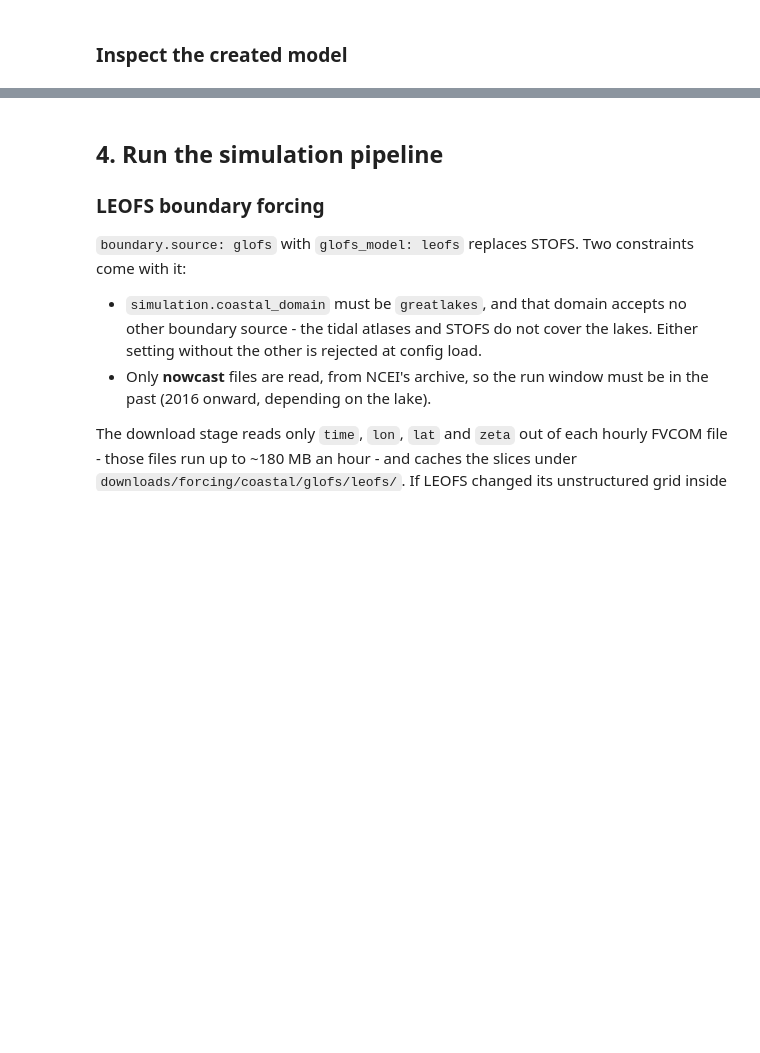
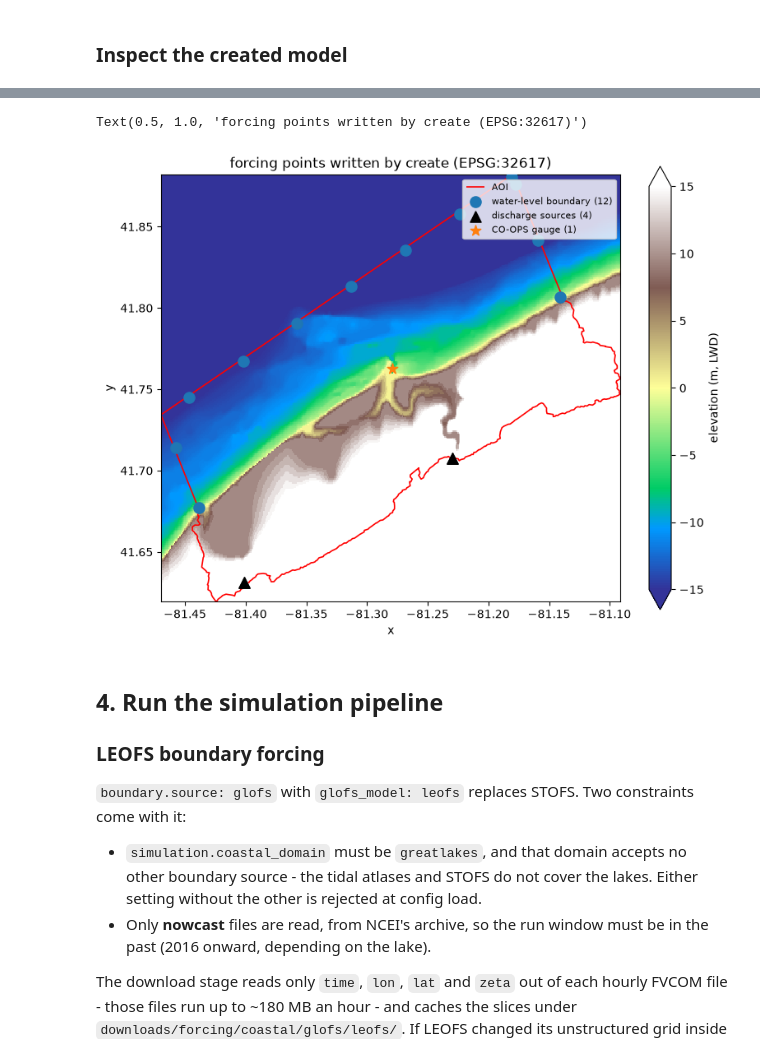
Before and after one commit to NGWPC/nwm-coastal, a Jupyter notebook: docs/examples/notebooks/lake_erie.ipynb, the cells around one changed output, grey strips where cells are left out. Drawn from its saved outputs; the diff is of its cells as text; code cells hidden in the pictures; blank space fills up the shorter version.

```diff
--- a/docs/examples/notebooks/lake_erie.ipynb
+++ b/docs/examples/notebooks/lake_erie.ipynb
@@ -459,3 +499,49 @@ for f in sorted(output.iterdir()):
+# %%
+from pyproj import Transformer
+
+
+def _read_points(path: Path) -> tuple[list[float], list[float]]:
+    """Read the leading x, y columns of a SFINCS .bnd / .src / .obs file."""
+    if not path.exists():
+        return [], []
+    xs, ys = [], []
+    for line in path.read_text().splitlines():
+        parts = line.split()
+        if len(parts) >= 2:
+            xs.append(float(parts[0]))
+            ys.append(float(parts[1]))
+    return xs, ys
+
+
+model_epsg = next(
+    (
+        int(ln.split("=")[1])
+        for ln in (output / "sfincs.inp").read_text().splitlines()
+        if ln.strip().startswith("epsg")
+    ),
+    32617,
+)
+to_wgs = Transformer.from_crs(model_epsg, 4326, always_xy=True)
+
+fig, ax = plt.subplots(figsize=(9, 7))
+clipped.plot(ax=ax, cmap="terrain", vmin=-15, vmax=15, cbar_kwargs={"label": "elevation (m, LWD)"})
+aoi.boundary.plot(ax=ax, color="red", linewidth=1.2, label="AOI")
+
+for fname, colour, marker, label in [
+    ("sfincs.bnd", "tab:blue", "o", "water-level boundary"),
+    ("sfincs_nwm.src", "black", "^", "discharge sources"),
+    ("sfincs.obs", "tab:orange", "*", "CO-OPS gauge"),
+]:
+    xs, ys = _read_points(output / fname)
+    if xs:
+        lon, lat = to_wgs.transform(xs, ys)
+        ax.scatter(lon, lat, c=colour, marker=marker, s=90, zorder=5, label=f"{label} ({len(xs)})")
+
+ax.legend(loc="upper right", fontsize=8)
+ax.set_title(f"forcing points written by create (EPSG:{model_epsg})")
+# %% [output]
+Text(0.5, 1.0, 'forcing points written by create (EPSG:32617)')
+[figure, added]
 # %% [markdown]
 ## 4. Run the simulation pipeline
 
```
Also changed, not shown: parts of 33 cells of this notebook, 5 other files.
